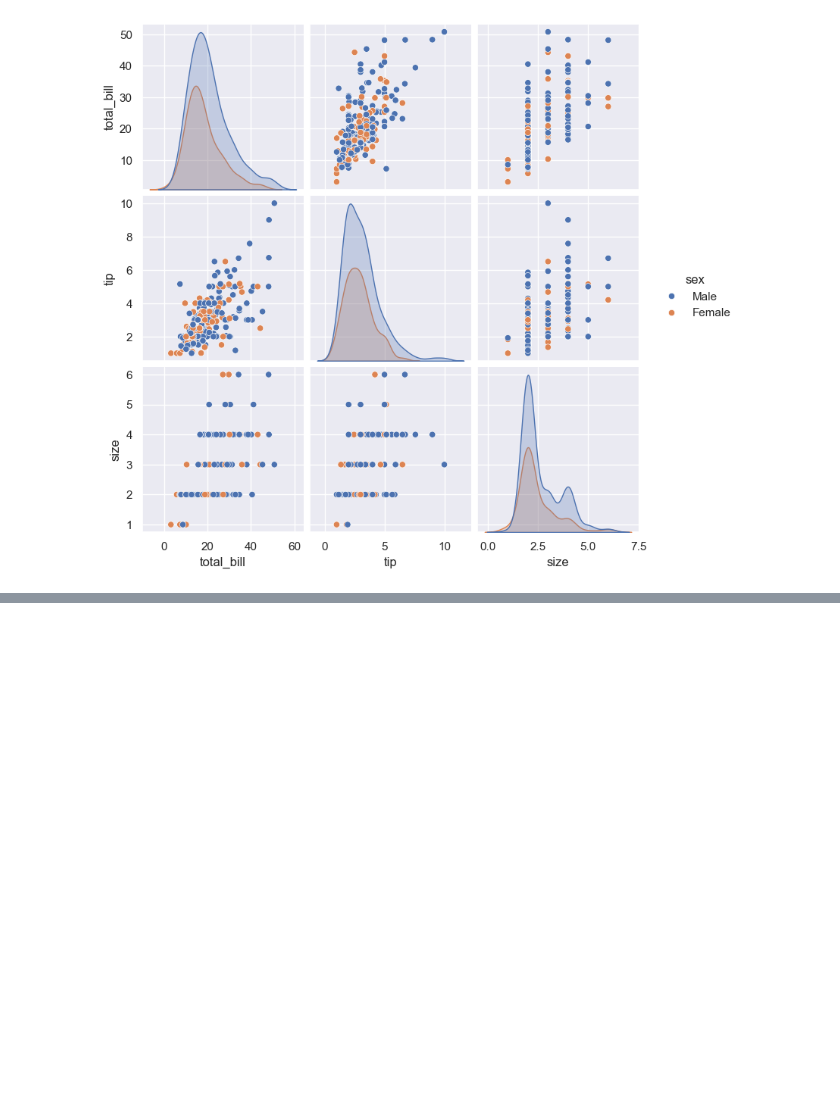
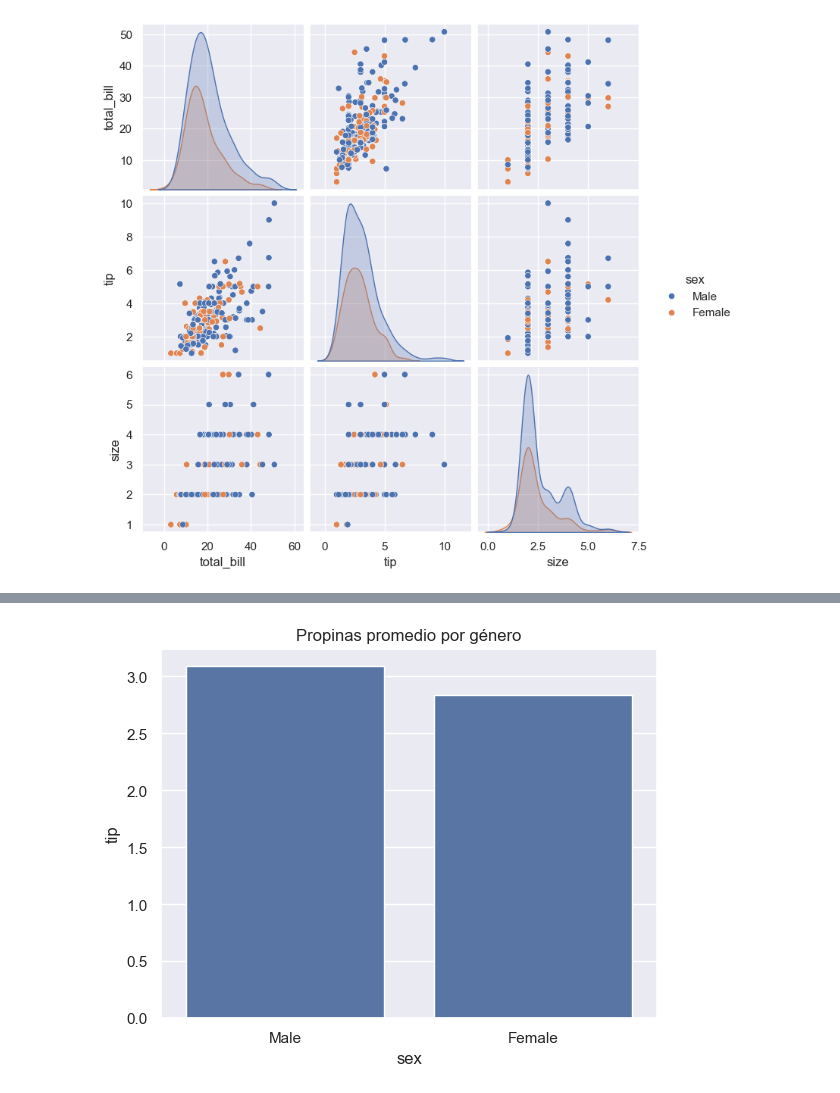
Before and after one commit to emilianostic/analisdedatos, a Jupyter notebook: datos/Scripts/AnalisisDatos.ipynb, the cells around one changed output, grey strips where cells are left out. Cells and saved outputs as stored; diff of their text form; code cells hidden in the pictures; blank space fills up the shorter version.

```diff
--- a/datos/Scripts/AnalisisDatos.ipynb
+++ b/datos/Scripts/AnalisisDatos.ipynb
@@ -590,3 +590,8 @@ sns.pairplot(data=df, hue="sex")
 plt.show()
 # %% [output]
 [figure]
+# %%
+#Análisis exploratorio video 22
+sns.set(style="darkgrid")
+df = sns.load_dataset("tips")
+df
@@ -592,0 +612,8 @@ plt.show()
+# %%
+#Gráfico de barras propinas promedio por género
+sns.barplot(data=df, x="sex", y="tip", errorbar=None)
+plt.title("Propinas promedio por género")
+plt.show()
+#hombres en promedio pagan mas tip
+# %% [output]
+[figure, added]
```
Also changed, not shown: parts of 19 cells of this notebook.
